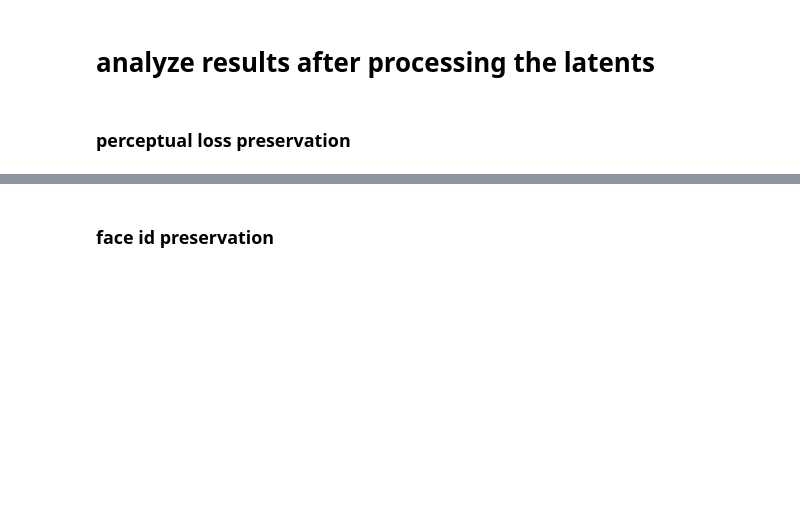
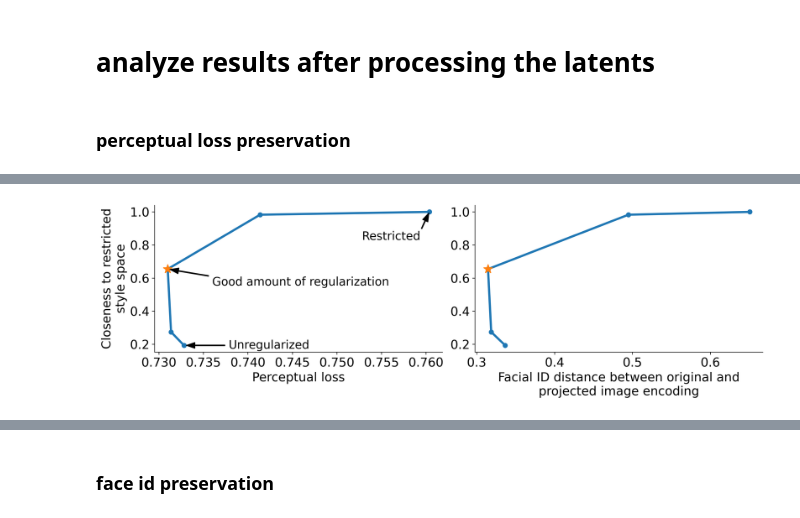
Before and after one commit to csinva/matching-with-gans, a Jupyter notebook: projection_manipulation/01_evaluate_projections.ipynb, the cells around one changed output, grey strips where cells are left out. Drawn from its saved outputs; the diff is of its cells as text; code cells hidden in the pictures; blank space fills up the shorter version.

```diff
--- a/projection_manipulation/01_evaluate_projections.ipynb
+++ b/projection_manipulation/01_evaluate_projections.ipynb
@@ -132,0 +51,6 @@ plt.show()
+# %%
+viz.visualize_projection_statistics(df, d, vals)
+util.savefig('projection_double_split')
+plt.show()
+# %% [output]
+[figure, added]
```
Also changed, not shown: parts of 3 cells of this notebook, 4 other files.
